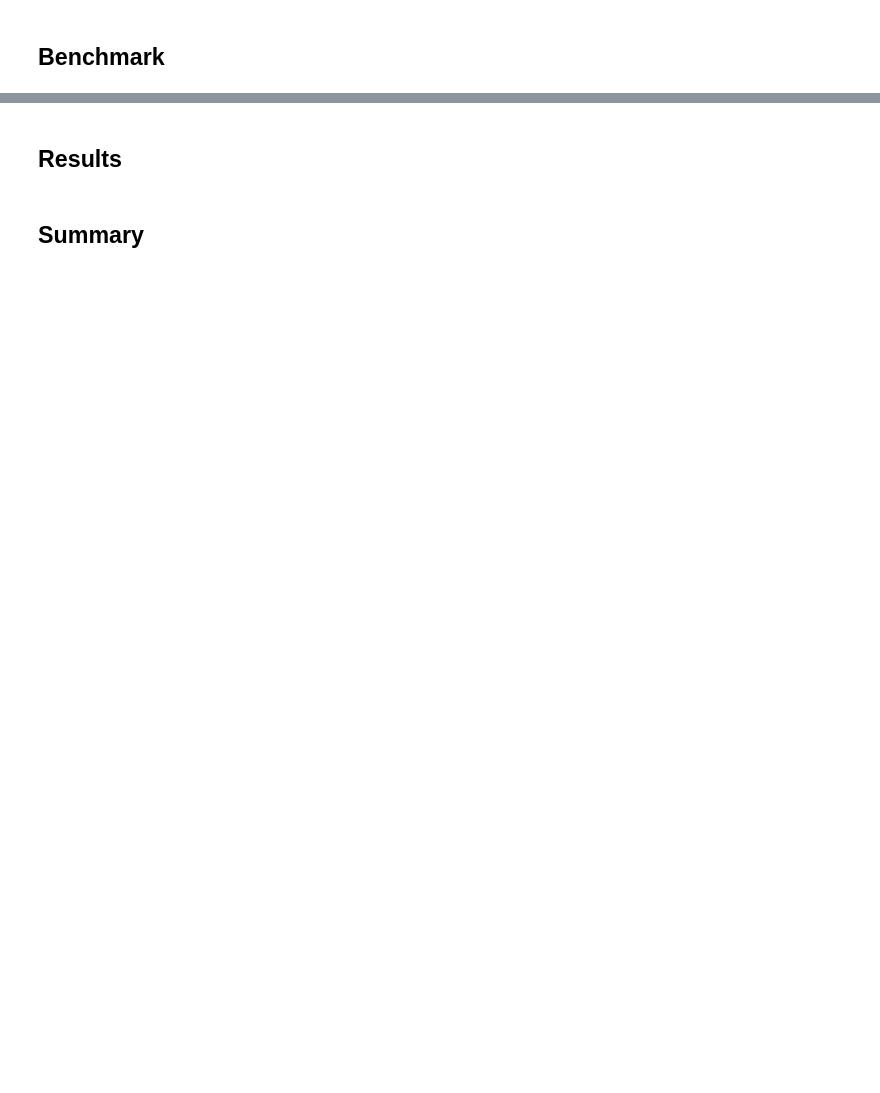
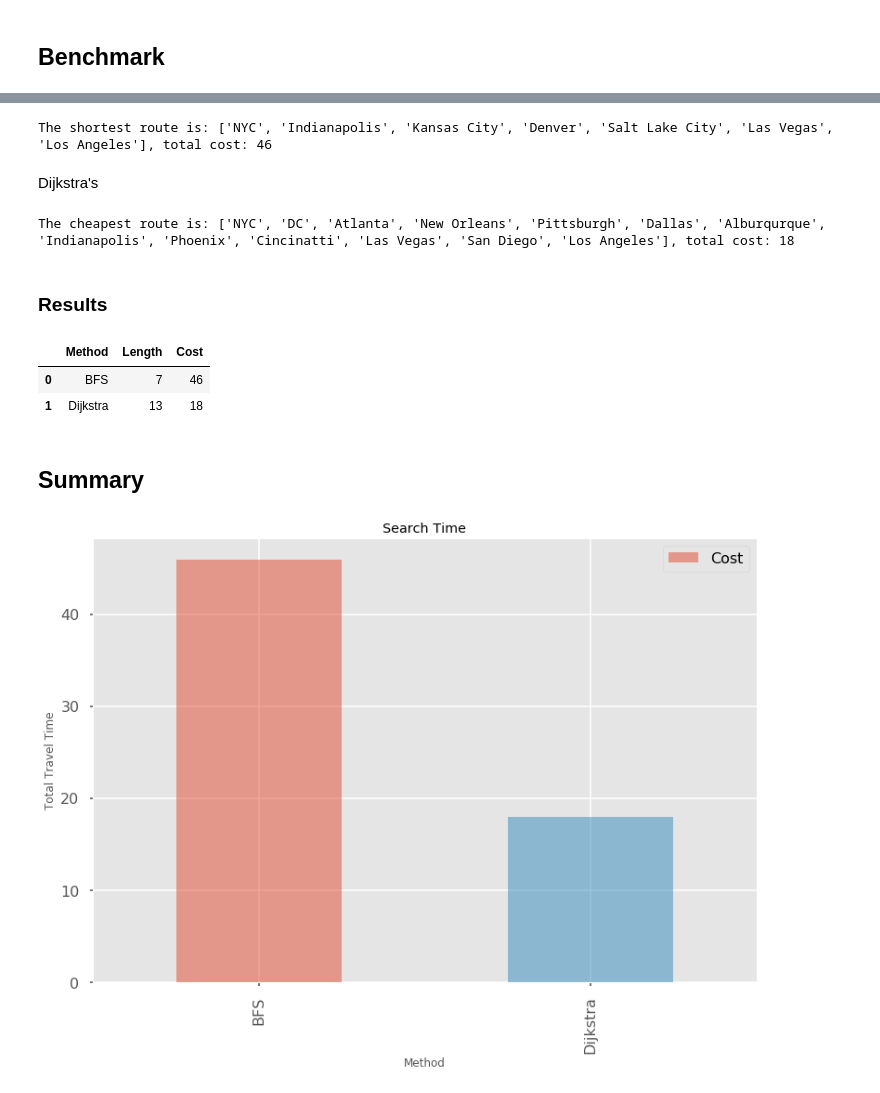
Before and after one commit to bmoretz/MSDS-DataEngineering, a Jupyter notebook: 07_DijkstrasAlgorithm.ipynb, the cells around one changed output, grey strips where cells are left out. Saved outputs shown, nothing was run; the diff lists cells and outputs as text; code cells hidden in the pictures; blank space fills up the shorter version.

Commit message:
Assignment 7, Dijkstra's Algorithm
Assignment 7, Dijkstra's Algorithm

```diff
--- a/07_DijkstrasAlgorithm.ipynb
+++ b/07_DijkstrasAlgorithm.ipynb
@@ -15,0 +28,2 @@ np.random.seed(323) # static seed so results are reproducible
+# %%
+infinity = float("inf")
@@ -15,0 +105,22 @@ np.random.seed(323) # static seed so results are reproducible
+# %%
+parents = {}
+
+parents['DC'] = "NYC"
+parents['Atlanta'] = None
+parents['New Orleans'] = None
+parents['Dallas'] = None
+parents['Indianapolis'] = "NYC"
+parents['Kansas City'] = None
+parents['Denver'] = None
+parents['Pittsburgh'] = "NYC"
+parents['Cincinatti'] = None
+parents['St Louis'] = None
+parents['OK City'] = None
+parents['Alburqurque'] = None
+parents['Salt Lake City'] = None
+parents['Phoenix'] = None
+parents['Las Vegas'] = None
+parents['San Diego'] = None
+parents['Los Angeles'] = None
+
+processed = []
@@ -16,2 +201,5 @@ np.random.seed(323) # static seed so results are reproducible
 # %% [markdown]
 ## Benchmark
+# %%
+bfsPath = BFS(graph, 'NYC', 'Los Angeles')
+djkPath = dijkstra(graph, costs, 'Los Angeles')
@@ -18,4 +208,34 @@ np.random.seed(323) # static seed so results are reproducible
+# %%
+print("The shortest route is: {0}, total cost: {1}".format(bfsPath[0], bfsPath[1]))
+# %% [output]
+The shortest route is: ['NYC', 'Indianapolis', 'Kansas City', 'Denver', 'Salt Lake City', 'Las Vegas', 'Los Angeles'], total cost: 46
+# %% [markdown]
+Dijkstra's
+# %%
+print("The cheapest route is: {0}, total cost: {1}".format(djkPath[0], djkPath[1]))
+# %% [output]
+The cheapest route is: ['NYC', 'DC', 'Atlanta', 'New Orleans', 'Pittsburgh', 'Dallas', 'Alburqurque', 'Indianapolis', 'Phoenix', 'Cincinatti', 'Las Vegas', 'San Diego', 'Los Angeles'], total cost: 18
 # %% [markdown]
-## Results
+### Results
+# %%
+# Create the output metrics DataFrame
+results = pd.DataFrame(columns = ['Method', 'Length', 'Cost'])
+
+results.loc[0] = ['BFS', len(bfsPath[0]), bfsPath[1]]
+results.loc[1] = ['Dijkstra', len(djkPath[0]), djkPath[1]]
+# %%
+results
+# %% [output]
+|  | Method | Length | Cost |
+| 0 | BFS | 7 | 46 |
+| 1 | Dijkstra | 13 | 18 |
 # %% [markdown]
 ## Summary
+# %%
+results.plot.bar(x='Method', y='Cost', align='center', alpha=0.5)
+plt.ylabel('Total Travel Time')
+plt.title('Search Time')
+
+plt.show()
+# %% [output]
+[figure, added]
```
Also changed, not shown: parts of 17 cells of this notebook.
